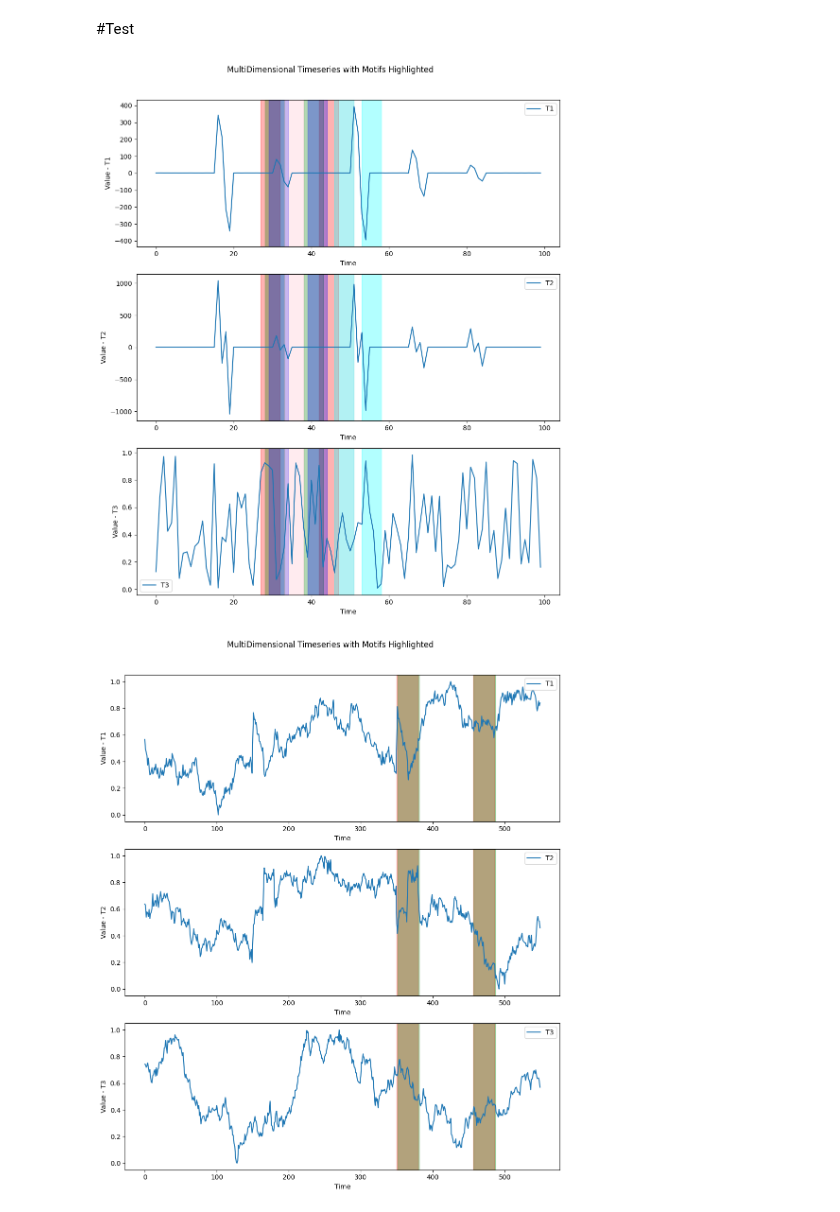
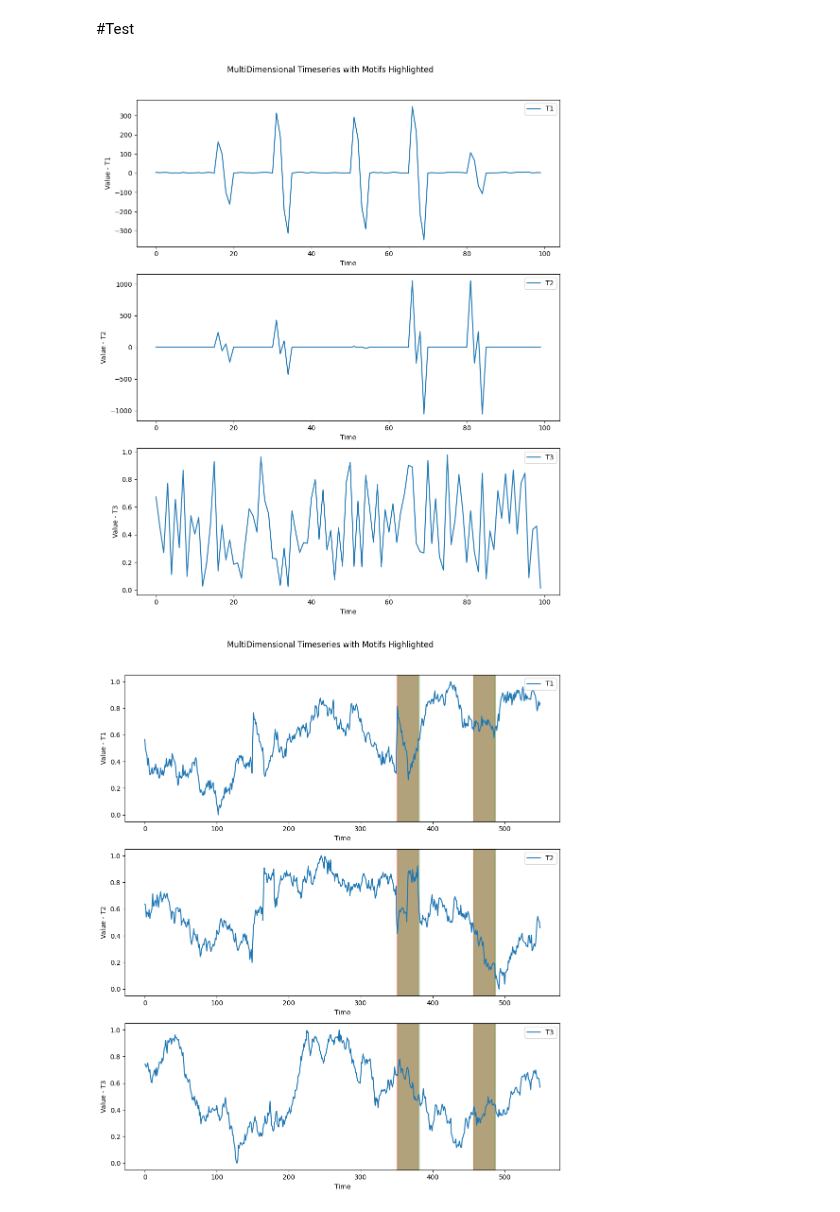
Before and after one commit to aidaLabDEI/LEIT-motifs, a Jupyter notebook: Motif_Discovery.ipynb, the cells around one changed output. Saved outputs shown, nothing was run; the diff lists cells and outputs as text; code cells hidden in the pictures.

```diff
--- a/Motif_Discovery.ipynb
+++ b/Motif_Discovery.ipynb
@@ -495,7 +509,7 @@ def motif_find(time_series, window, projection_iter, k, project_comp, lsh_thresh
 # %%
 #@title Example 1
 
-timeseries = np.random.rand(100)
+timeseries = np.random.rand(100) * 5
 timeseries = timeseries.astype(float)
 
 # Plant motifs at specific locations
@@ -526,37 +540,37 @@ for loc in motif_locations:
 # The third dimension is just noise
 timeseries_3d[:, 2] = np.random.rand(100)
 
 # Set parameters
-window_size = 5
+window_size = 6
 lsh_threshold = 0.8
 projection_iter = 20
-k = 5
+k = 4
 
 # Find motifs
 motifs = motif_find(timeseries_3d, window_size, projection_iter, k, 2, lsh_threshold)
 
 # Plot the original time series and highlight the motifs, find the motifs in all the time series
 df = pd.DataFrame(timeseries_3d, columns=['T1', 'T2', 'T3'])
 
 # Plot 3 subplots, one for each dimension
 fig, axs = plt.subplots(3, 1, figsize=(10, 12))
 colors = ["red", "green", "blue", "pink", "cyan"]
 for i, dimension in enumerate(['T1', 'T2', 'T3']):
     axs[i].plot(df[dimension], label=dimension)
     axs[i].set_xlabel("Time")
     axs[i].set_ylabel(f"Value - {dimension}")
     axs[i].legend()
 
     for idx, motif in enumerate(motifs):
         # Highlight the motifs in all dimensions
-        for m in motif:
+        for m in motif[0]:
             axs[i].axvspan(m, m + window_size, color=colors[idx], alpha=0.3)
 
 plt.suptitle("MultiDimensional Timeseries with Motifs Highlighted")
 plt.tight_layout(rect=[0, 0, 1, 0.96])
 plt.show()
 # %% [output]
-[figure, old version]
+[figure, new version]
 # %%
 #@title Example 2
 df = pd.read_csv("https://zenodo.org/record/4328047/files/toy.csv?download=1")
```
Also changed, not shown: parts of 1 cell of this notebook.
